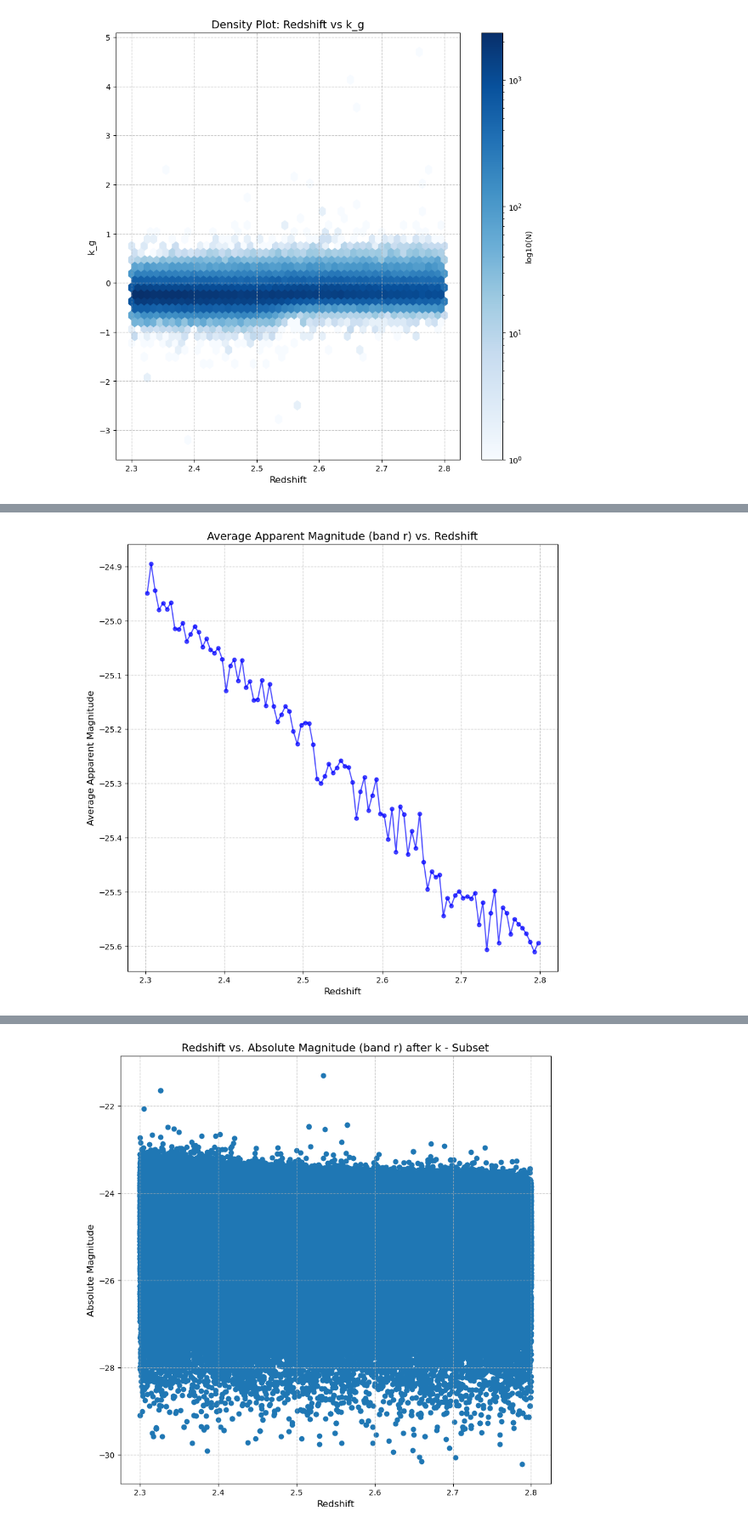
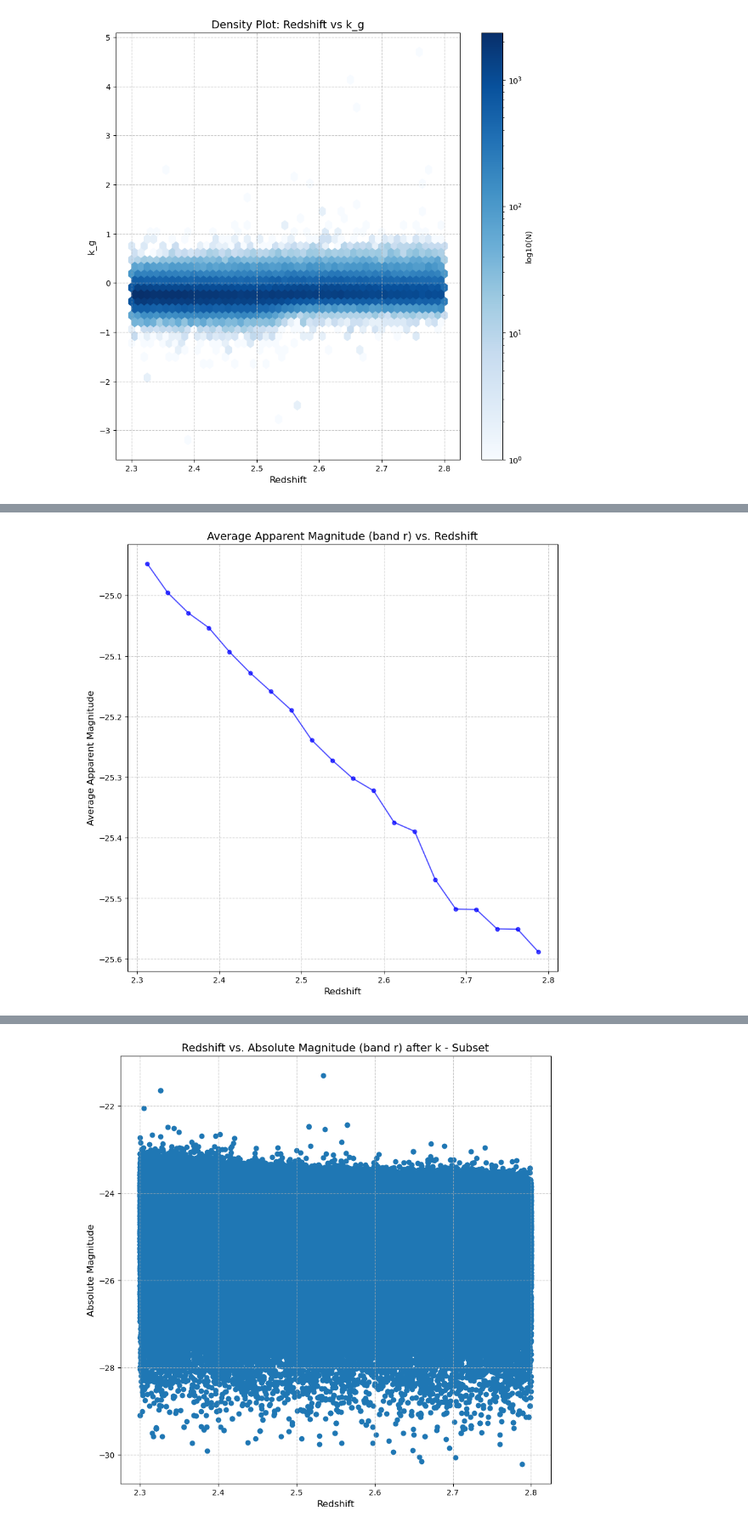
Before and after one commit to XuZhaozhong-1/DESI-ZTF, a Jupyter notebook: DESI-ZTF-2/plot.ipynb, the cells around one changed output, grey strips where cells are left out. Shown: that part at 85% size. Drawn from its saved outputs; the diff is of its cells as text; code cells hidden in the pictures.

```diff
--- a/DESI-ZTF-2/plot.ipynb
+++ b/DESI-ZTF-2/plot.ipynb
@@ -192,35 +272,35 @@ plt.savefig('/global/u1/z/zhaozhon/Plots/apr_mag_r_density', dpi=300)  # Saving
 # %%
 # Define the bins
-num_bins = 100
+num_bins = 20
 bins = np.linspace(min(z), max(z), num_bins + 1)
 
 # Digitize the data into bins
 bin_indices = np.digitize(z, bins)
 
 # Calculate the average magnitude for each bin
 avg_magnitude = []
 for i in range(1, num_bins + 1):
     bin_mask = (bin_indices == i)
     if np.any(bin_mask):  # Check if there are elements in the bin
         avg_magnitude.append(np.mean(apr_mag_r[bin_mask] - d[bin_mask]))
     else:
         avg_magnitude.append(np.nan)  # If no elements in the bin, append NaN
 
 # Plotting the average magnitude for each bin
 bin_centers = (bins[:-1] + bins[1:]) / 2
 
 plt.figure(figsize=(10, 10))
 plt.errorbar(bin_centers, avg_magnitude, fmt='o', color='blue', capsize=3, markersize=5, alpha=0.7, linestyle='-')
 plt.title('Average Apparent Magnitude (band r) vs. Redshift', fontsize=14)
 plt.xlabel('Redshift', fontsize=12)
 plt.ylabel('Average Apparent Magnitude', fontsize=12)
 plt.grid(True, linestyle='--', alpha=0.7)
 plt.savefig('/global/u1/z/zhaozhon/Plots/avg_apr_mag_r', dpi=300)  # Saving the plot
 
 # Showing the plot
 plt.show()
 # %% [output]
-[figure, old version]
+[figure, new version]
 # %%
 print(max(avg_magnitude)-min(avg_magnitude))
 # %% [output]
```
Also changed, not shown: parts of 9 cells of this notebook, 7 other files.
